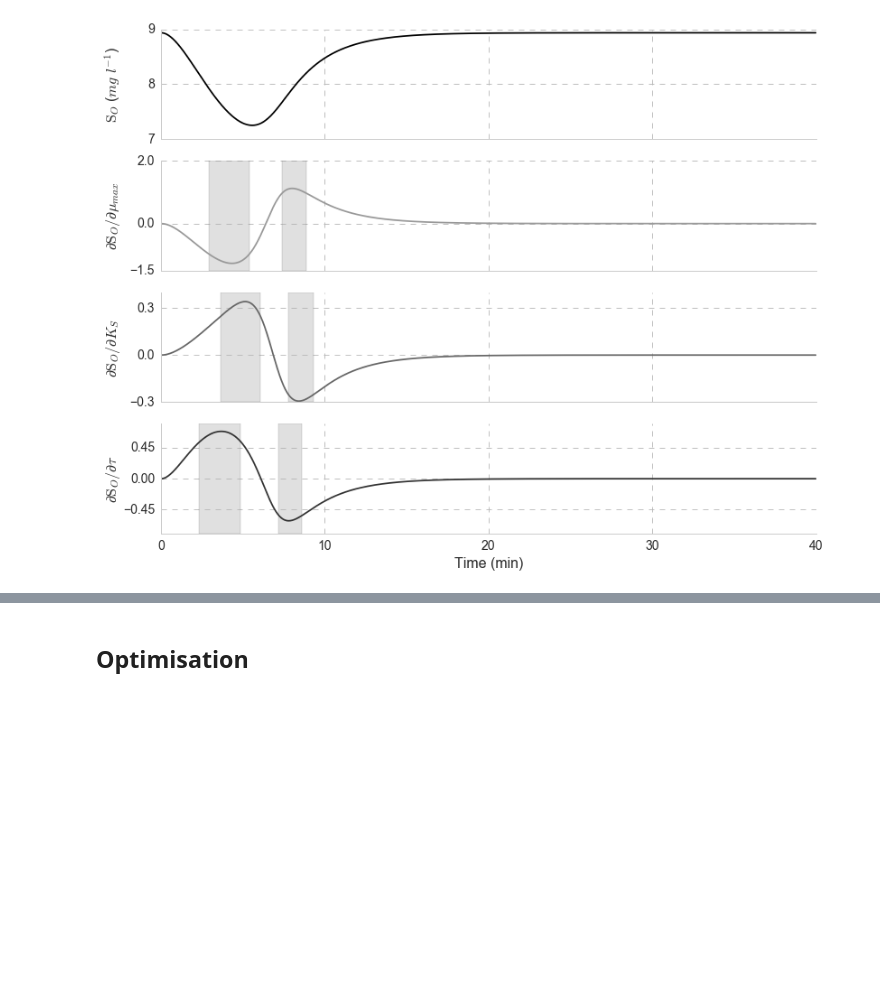
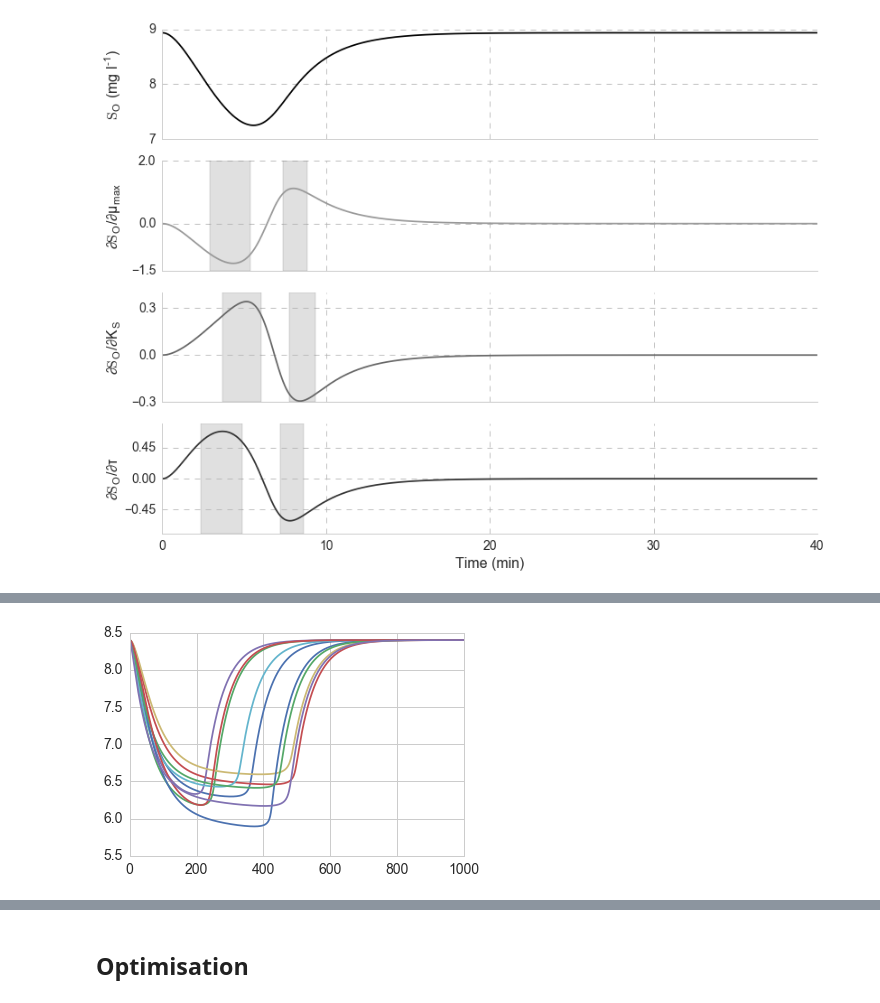
Before and after one commit to stijnvanhoey/phd_ipynb_respiro_showcases, a Jupyter notebook: sensitivity_showcases.ipynb, the cells around one changed output, grey strips where cells are left out. Saved outputs shown, nothing was run; the diff lists cells and outputs as text; code cells hidden in the pictures; blank space fills up the shorter version.

```diff
--- a/sensitivity_showcases.ipynb
+++ b/sensitivity_showcases.ipynb
@@ -305,0 +377,5 @@ plt.savefig('respiro_lowratio.pdf', dpi=600)
+# %%
+Xref = [(0.41*0.8, 0.41*1.2,'ks'),(0.000226*0.5, 0.001*1.5,'tau'),(4.*0.8, 4*1.2,'mumax'), (60*0.5, 60.*1.5, 'Sinit')]
+# %%
+ref_sobol = pyst.SobolVariance(Xref, ModelType='external')
+ref_sobol.SobolVariancePre(3000, seed=1)
@@ -305,0 +405,13 @@ plt.savefig('respiro_lowratio.pdf', dpi=600)
+# %%
+outputs_ref = np.zeros((ref_sobol.parset2run.shape[0], 1000))
+for i in range(ref_sobol.parset2run.shape[0]):
+    respiro_model.set_parameter('ks', ref_sobol.parset2run[i, 0])
+    respiro_model.set_parameter('tau', ref_sobol.parset2run[i, 1])
+    respiro_model.set_parameter('mumax', ref_sobol.parset2run[i, 2])
+    respiro_model.set_initial({'S': ref_sobol.parset2run[i, 3], 'X': 675, 'DO':8.4})
+    outputs_ref[i,:] = respiro_model.run()['DO']
+# %%
+for i in range(10):
+    plt.plot(outputs_ref[i,:])
+# %% [output]
+[figure, added]
```
Also changed, not shown: parts of 80 cells of this notebook, 1 other file.
